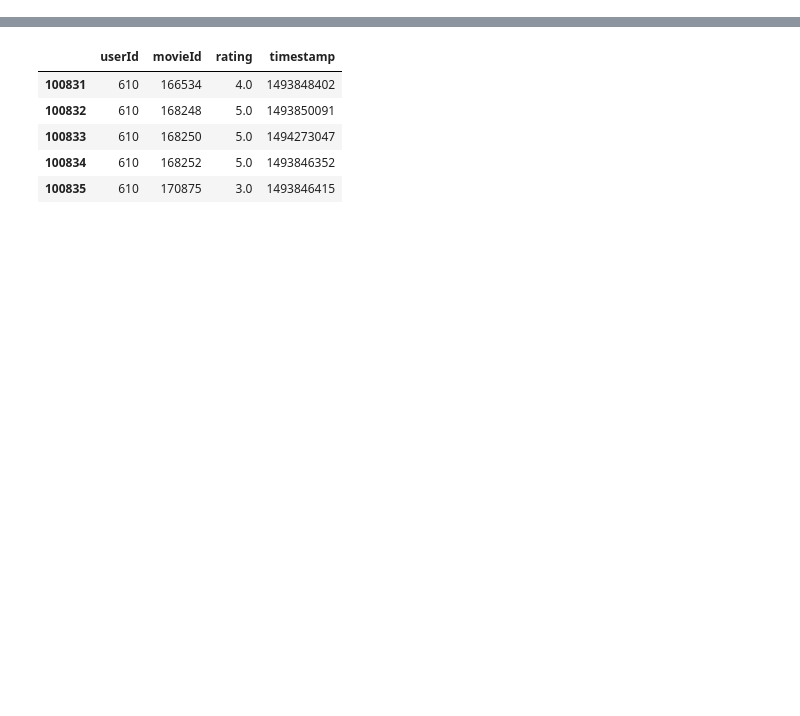
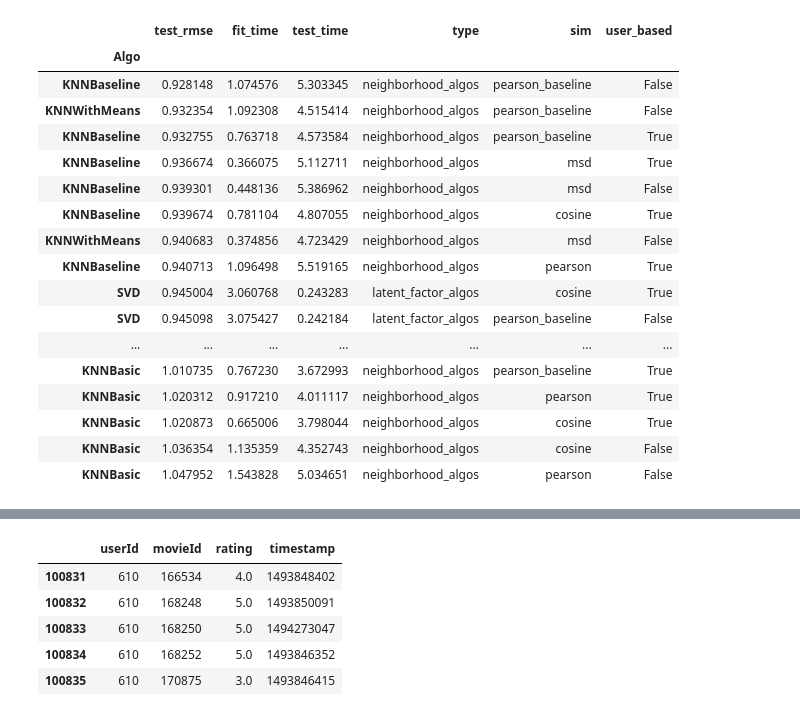
Before and after one commit to DanialDaeHyunNam/Collaborative-filtering-toy-model, a Jupyter notebook: ipynb/MovieLens.ipynb, the cells around one changed output, grey strips where cells are left out. Drawn from its saved outputs; the diff is of its cells as text; code cells hidden in the pictures; blank space fills up the shorter version.

```diff
--- a/ipynb/MovieLens.ipynb
+++ b/ipynb/MovieLens.ipynb
@@ -16,0 +52,13 @@ tags = pd.read_csv(asset_base + "tags.csv")
+# %%
+def run_algorithms(model_results, sim_options):
+    for idx, algos in enumerate(algo_types.keys()):
+        print(algos, idx)
+        for algo in algo_types[algos]:
+            algo_ = algo(sim_options=sim_options) if algos is "neighborhood_algos" else algo()
+            results = cross_validate(algo_, data, measures=['RMSE'], cv=3, verbose=False)
+            tmp = pd.DataFrame.from_dict(results).mean(axis=0)
+            tmp['type'] = algos
+            tmp['sim'] = sim_options['name']
+            tmp['user_based'] = sim_options['user_based']
+            tmp = tmp.append(pd.Series([str(algo()).split(' ')[0].split('.')[-1]], index=['Algo']))
+            model_results.append(tmp)
@@ -16,0 +102,21 @@ tags = pd.read_csv(asset_base + "tags.csv")
+# %%
+results
+# %% [output]
+|  | test_rmse | fit_time | test_time | type | sim | user_based |
+| Algo |  |  |  |  |  |  |
+| KNNBaseline | 0.928148 | 1.074576 | 5.303345 | neighborhood_algos | pearson_baseline | False |
+| KNNWithMeans | 0.932354 | 1.092308 | 4.515414 | neighborhood_algos | pearson_baseline | False |
+| KNNBaseline | 0.932755 | 0.763718 | 4.573584 | neighborhood_algos | pearson_baseline | True |
+| KNNBaseline | 0.936674 | 0.366075 | 5.112711 | neighborhood_algos | msd | True |
+| KNNBaseline | 0.939301 | 0.448136 | 5.386962 | neighborhood_algos | msd | False |
+| KNNBaseline | 0.939674 | 0.781104 | 4.807055 | neighborhood_algos | cosine | True |
+| KNNWithMeans | 0.940683 | 0.374856 | 4.723429 | neighborhood_algos | msd | False |
+| KNNBaseline | 0.940713 | 1.096498 | 5.519165 | neighborhood_algos | pearson | True |
+| SVD | 0.945004 | 3.060768 | 0.243283 | latent_factor_algos | cosine | True |
+| SVD | 0.945098 | 3.075427 | 0.242184 | latent_factor_algos | pearson_baseline | False |
+| ... | ... | ... | ... | ... | ... | ... |
+| KNNBasic | 1.010735 | 0.767230 | 3.672993 | neighborhood_algos | pearson_baseline | True |
+| KNNBasic | 1.020312 | 0.917210 | 4.011117 | neighborhood_algos | pearson | True |
+| KNNBasic | 1.020873 | 0.665006 | 3.798044 | neighborhood_algos | cosine | True |
+| KNNBasic | 1.036354 | 1.135359 | 4.352743 | neighborhood_algos | cosine | False |
+| KNNBasic | 1.047952 | 1.543828 | 5.034651 | neighborhood_algos | pearson | False |
```
Also changed, not shown: parts of 36 cells of this notebook.
